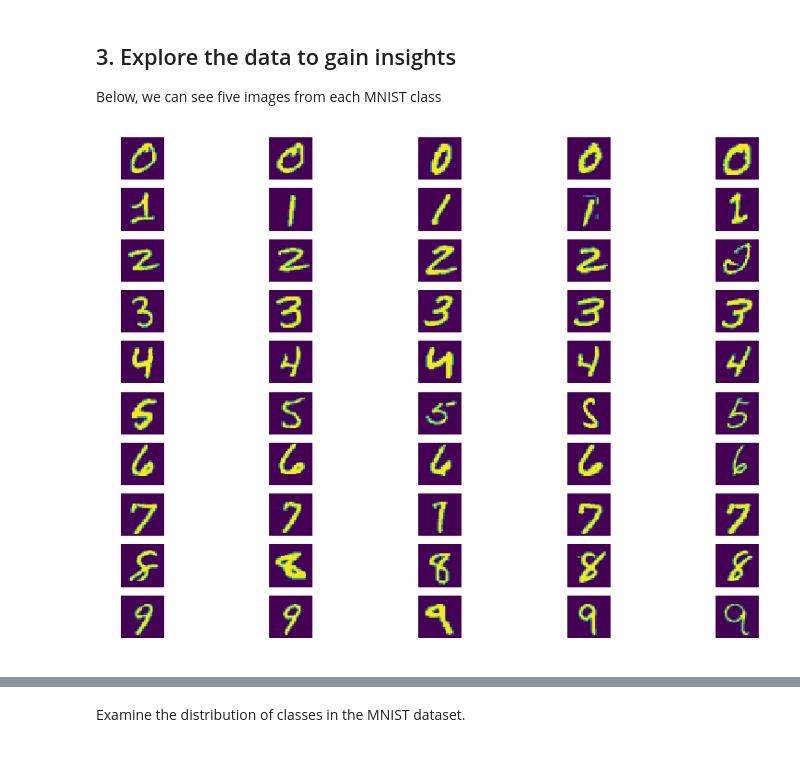
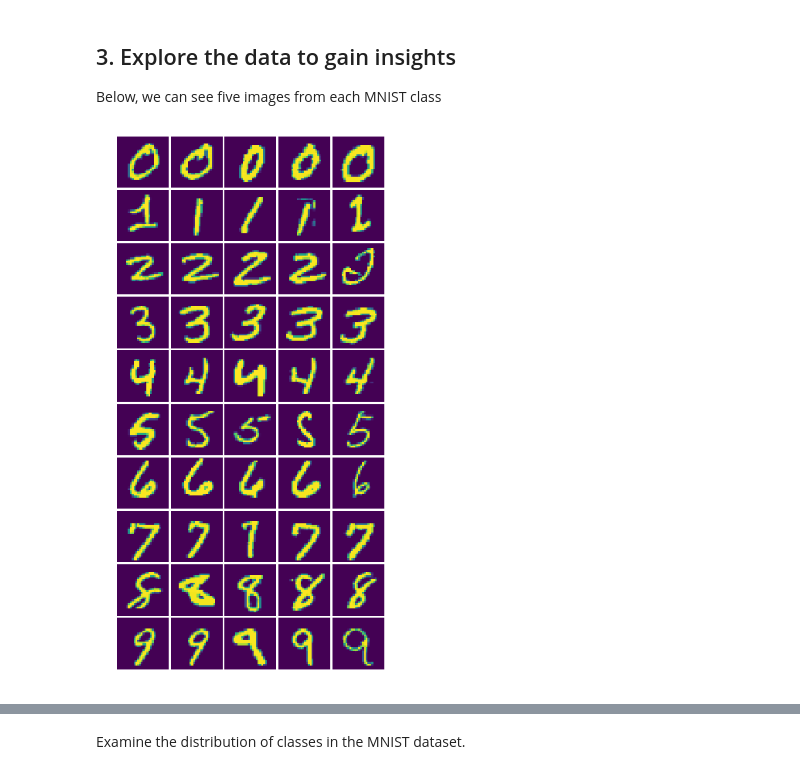
Before and after one commit to ElersA/DCGAN-MNIST, a Jupyter notebook: Project.ipynb, the cells around one changed output, grey strips where cells are left out. Cells and saved outputs as stored; diff of their text form; code cells hidden in the pictures.

Commit message:
Adding model-saving, test-image generation, plotting, made subplots tighter. The model's results are very bad.

```diff
--- a/Project.ipynb
+++ b/Project.ipynb
@@ -58,18 +58,18 @@ Train images data type: uint8
 ## 3. Explore the data to gain insights
 Below, we can see five images from each MNIST class
 # %%
-fig = plt.figure()
-plt.rcParams["figure.figsize"] = (14,10)
+fig = plt.figure(figsize=(12,12))
+plt.subplots_adjust(left=0.4, bottom=0.1, right=0.8, top=0.9, wspace=0.05, hspace=0.01)
 
 currentClass = 0 # Decides which MNIST class to print
 
 for i in range(1, 51):
     imageIdx = np.nonzero(train_labels == currentClass)[0] # This finds the indices of specific classes
     imgToPrint = imageIdx[i-1]
     fig.add_subplot(10,5,i).imshow(train_imgs[imgToPrint,:,:])
     plt.axis("off")
 
     if i % 5 == 0:
         currentClass += 1 # Go to next class
 # %% [output]
-[figure, old version]
+[figure, new version]
```
Also changed, not shown: parts of 1 cell of this notebook, 19 other files.
